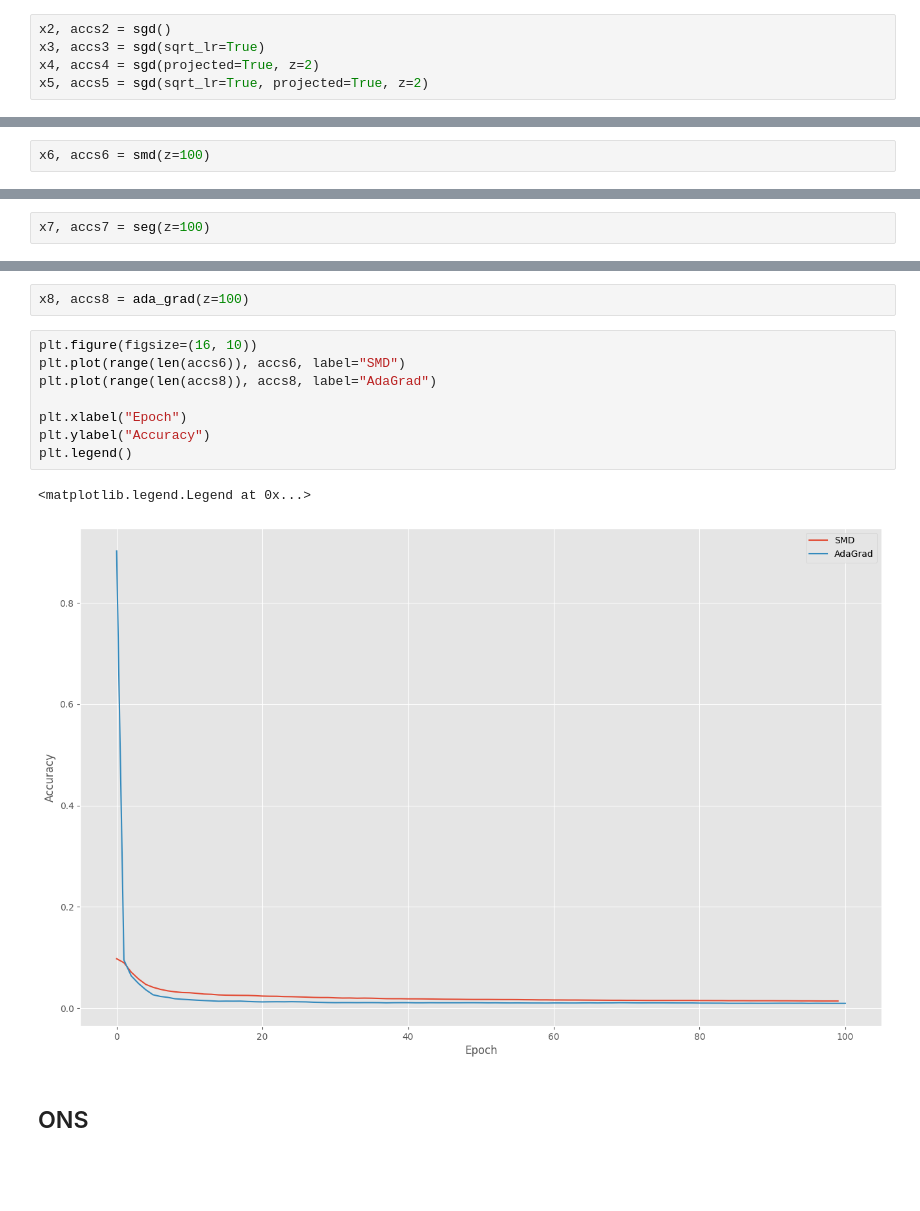
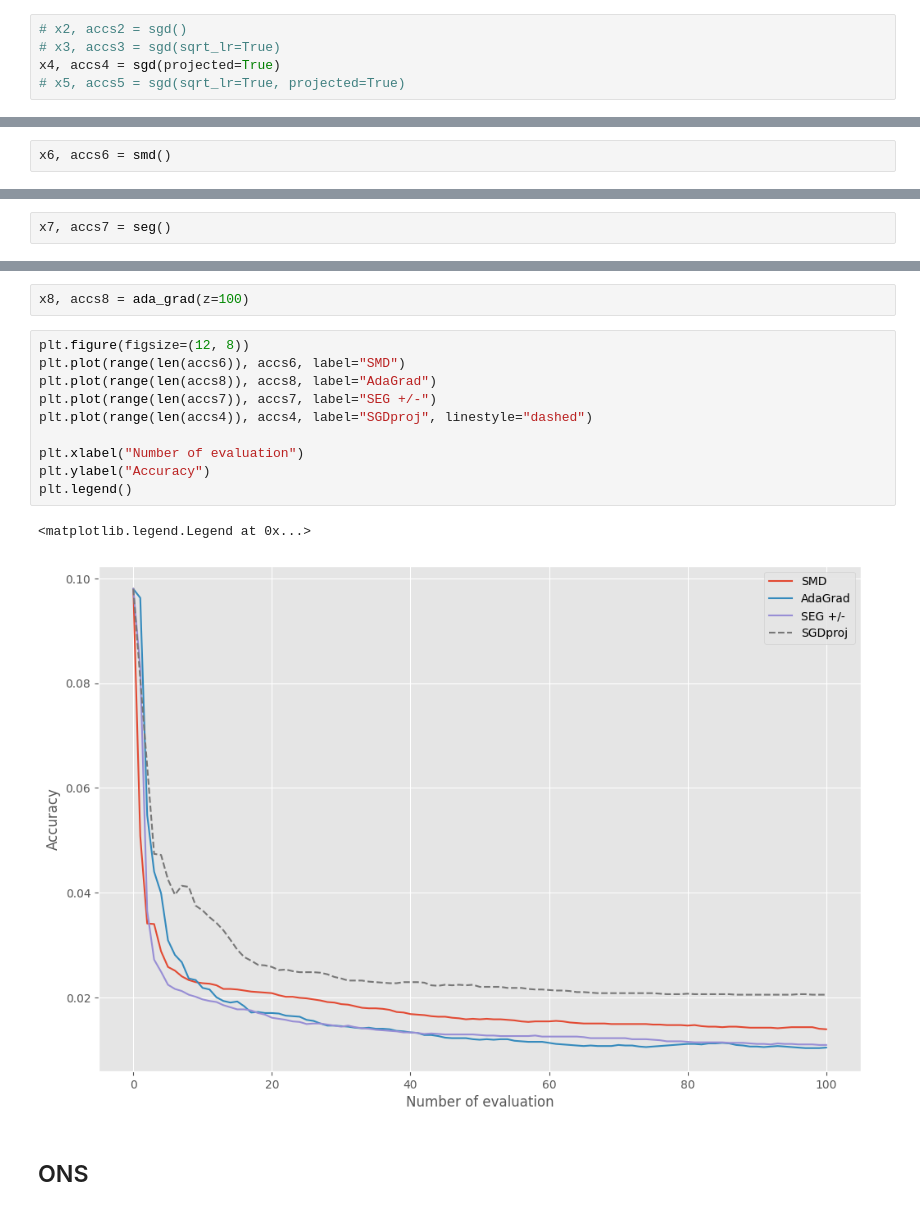
Before and after one commit to khiem2105/Online-Convex-Optimization, a Jupyter notebook: src/test.ipynb, the cells around one changed output, grey strips where cells are left out. Drawn from its saved outputs; the diff is of its cells as text; blank space fills up the shorter version.

```diff
--- a/src/test.ipynb
+++ b/src/test.ipynb
@@ -29,8 +75,8 @@ plt.legend()
 # %% [markdown]
 ## Stochastic Gradient Descent
 # %%
-x2, accs2 = sgd()
-x3, accs3 = sgd(sqrt_lr=True)
-x4, accs4 = sgd(projected=True, z=2)
-x5, accs5 = sgd(sqrt_lr=True, projected=True, z=2)
+# x2, accs2 = sgd()
+# x3, accs3 = sgd(sqrt_lr=True)
+x4, accs4 = sgd(projected=True)
+# x5, accs5 = sgd(sqrt_lr=True, projected=True)
 # %%
@@ -49,8 +95,8 @@ plt.legend()
 # %% [markdown]
 ## Stochastic Mirror Descent
 # %%
-x6, accs6 = smd(z=100)
+x6, accs6 = smd()
 # %% [markdown]
 ## Stochastic Exponentiated Gradient +/-
 # %%
-x7, accs7 = seg(z=100)
+x7, accs7 = seg()
@@ -70,16 +105,18 @@ plt.legend()
 # %%
 x8, accs8 = ada_grad(z=100)
 # %%
-plt.figure(figsize=(16, 10))
+plt.figure(figsize=(12, 8))
 plt.plot(range(len(accs6)), accs6, label="SMD")
 plt.plot(range(len(accs8)), accs8, label="AdaGrad")
+plt.plot(range(len(accs7)), accs7, label="SEG +/-")
+plt.plot(range(len(accs4)), accs4, label="SGDproj", linestyle="dashed")
 
-plt.xlabel("Epoch")
+plt.xlabel("Number of evaluation")
 plt.ylabel("Accuracy")
 plt.legend()
 # %% [output]
 <matplotlib.legend.Legend at 0x...>
-[figure, old version]
+[figure, new version]
 # %% [markdown]
 ## ONS
 # %%
```
Also changed, not shown: parts of 64 cells of this notebook, 17 other files.
